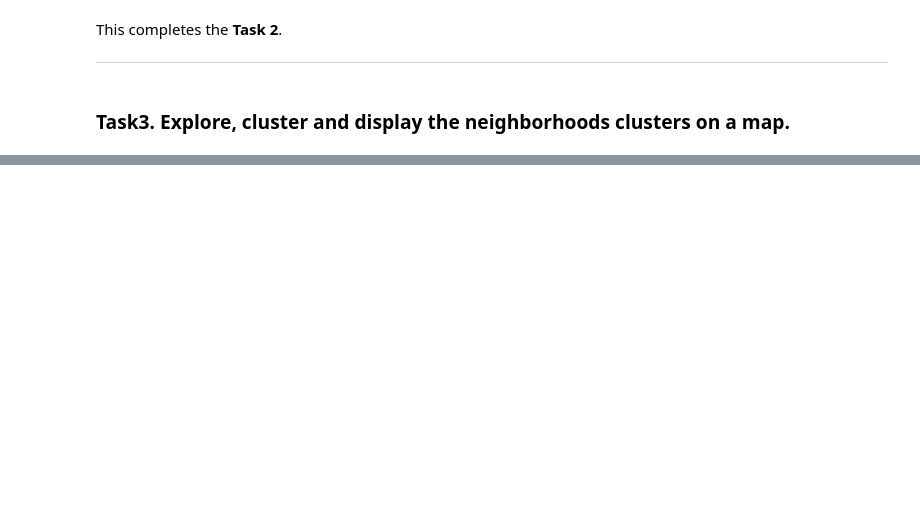
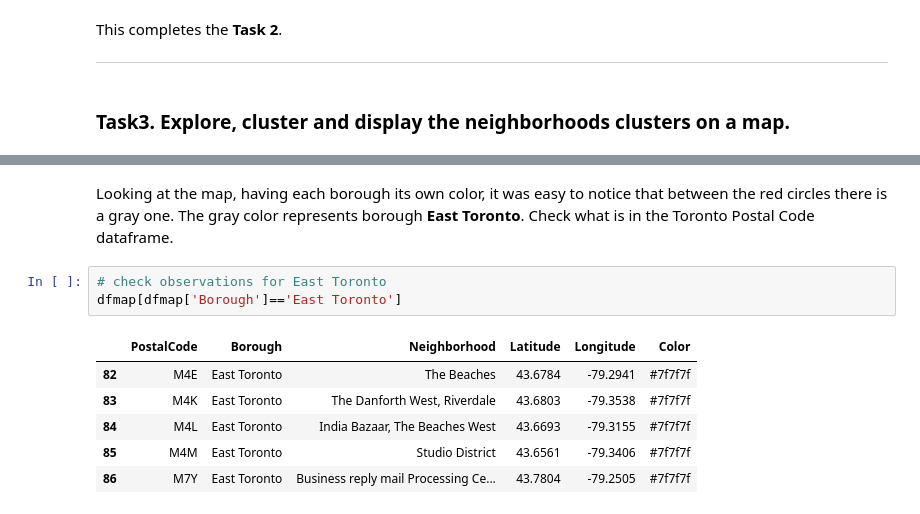
Before and after one commit to sjsilvabr/Coursera_Capstone, a Jupyter notebook: Toronto_Assignment.ipynb, the cells around one changed output, grey strips where cells are left out. Cells and saved outputs as stored; diff of their text form; blank space fills up the shorter version.

```diff
--- a/Toronto_Assignment.ipynb
+++ b/Toronto_Assignment.ipynb
@@ -228,0 +350,12 @@ This completes the __Task 2__.
+# %% [markdown]
+Looking at the map, having each borough its own color, it was easy to notice that between the red circles there is a gray one. The gray color represents borough __East Toronto__. Check what is in the Toronto Postal Code dataframe.
+# %%
+# check observations for East Toronto
+dfmap[dfmap['Borough']=='East Toronto']
+# %% [output]
+|  | PostalCode | Borough | Neighborhood | Latitude | Longitude | Color |
+| 82 | M4E | East Toronto | The Beaches | 43.6784 | -79.2941 | #7f7f7f |
+| 83 | M4K | East Toronto | The Danforth West, Riverdale | 43.6803 | -79.3538 | #7f7f7f |
+| 84 | M4L | East Toronto | India Bazaar, The Beaches West | 43.6693 | -79.3155 | #7f7f7f |
+| 85 | M4M | East Toronto | Studio District | 43.6561 | -79.3406 | #7f7f7f |
+| 86 | M7Y | East Toronto | Business reply mail Processing Ce... | 43.7804 | -79.2505 | #7f7f7f |
```
Also changed, not shown: parts of 34 cells of this notebook.
